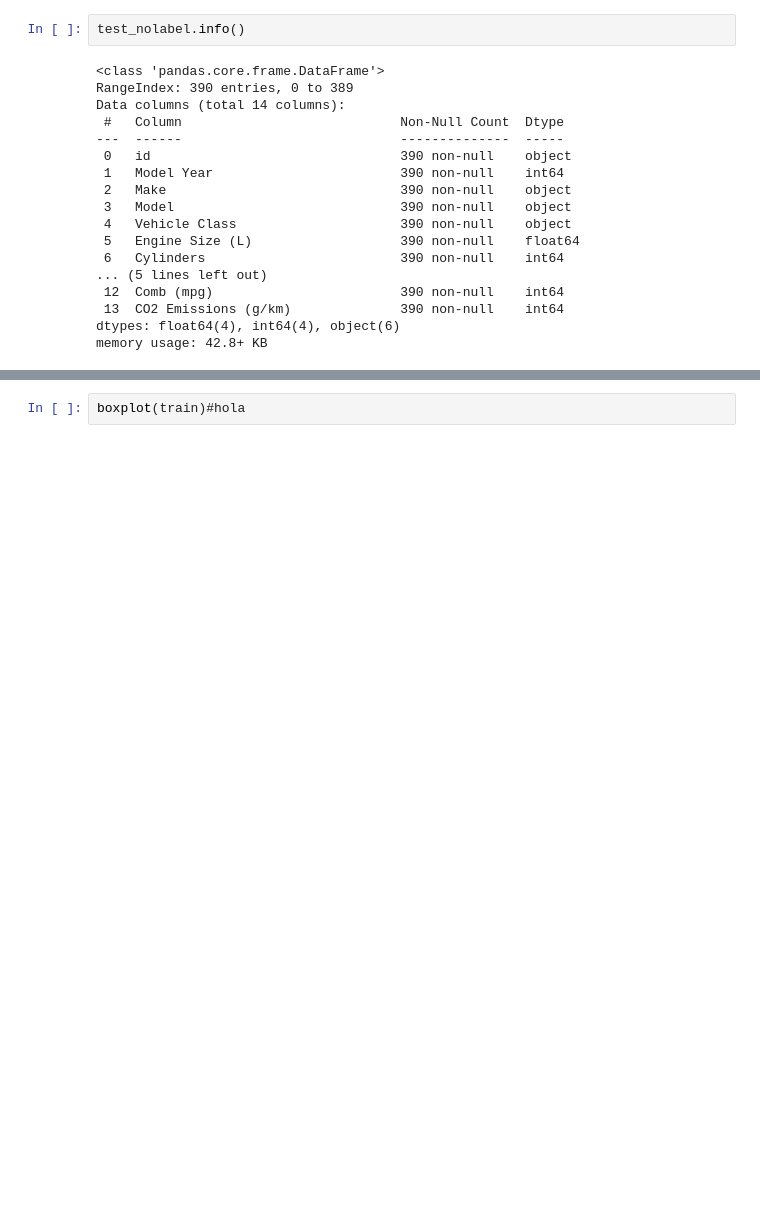
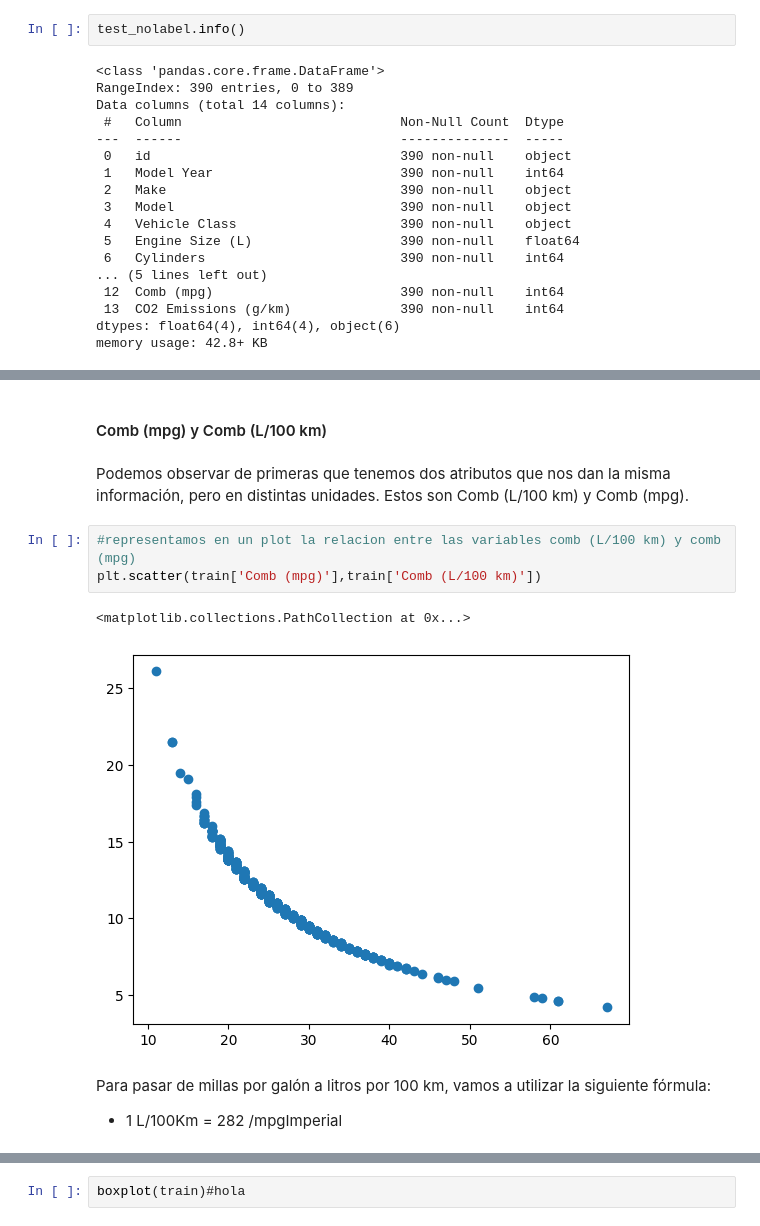
Before and after one commit to Kraslo/APAU_SMOG_PREDICTION_3RDGROUP, a Jupyter notebook: codigo/codigo_andy.ipynb, the cells around one changed output, grey strips where cells are left out. Drawn from its saved outputs; the diff is of its cells as text; blank space fills up the shorter version.

```diff
--- a/codigo/codigo_andy.ipynb
+++ b/codigo/codigo_andy.ipynb
@@ -174,0 +269,13 @@ def outliers(df):
+# %% [markdown]
+#### Comb (mpg) y Comb (L/100 km)
+# %% [markdown]
+Podemos observar de primeras que tenemos dos atributos que nos dan la misma información, pero en distintas unidades. Estos son Comb (L/100 km) y Comb (mpg).
+# %%
+#representamos en un plot la relacion entre las variables comb (L/100 km) y comb (mpg)
+plt.scatter(train['Comb (mpg)'],train['Comb (L/100 km)'])
+# %% [output]
+<matplotlib.collections.PathCollection at 0x...>
+[figure, added]
+# %% [markdown]
+Para pasar de millas por galón a litros por 100 km, vamos a utilizar la siguiente fórmula:
+- 1 L/100Km = 282 /mpgImperial
```
Also changed, not shown: parts of 108 cells of this notebook, 4 other files.
